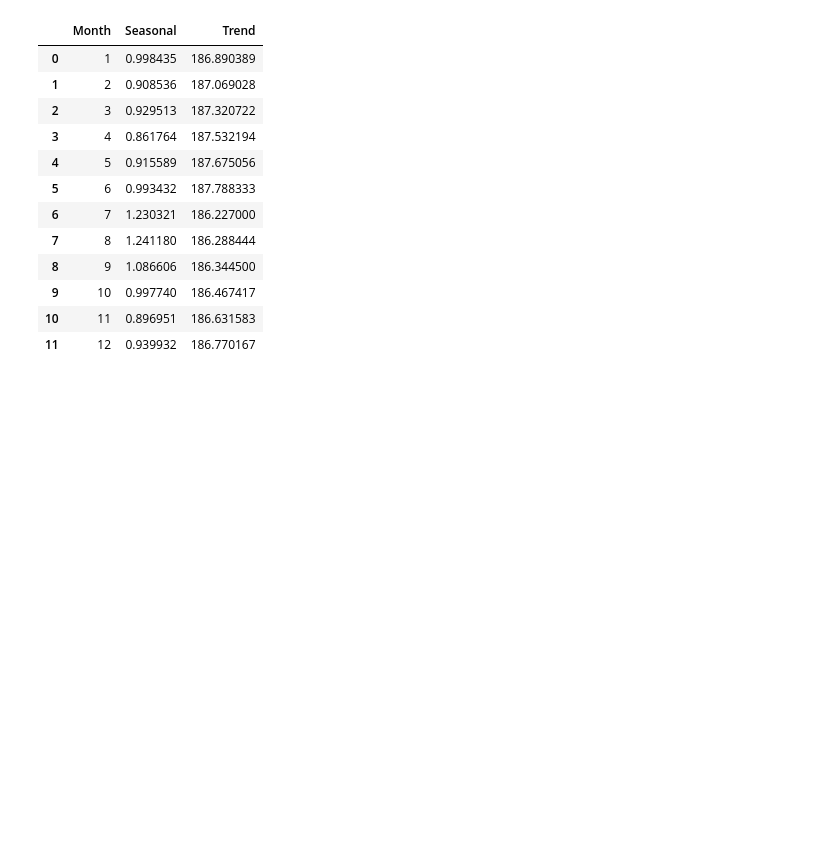
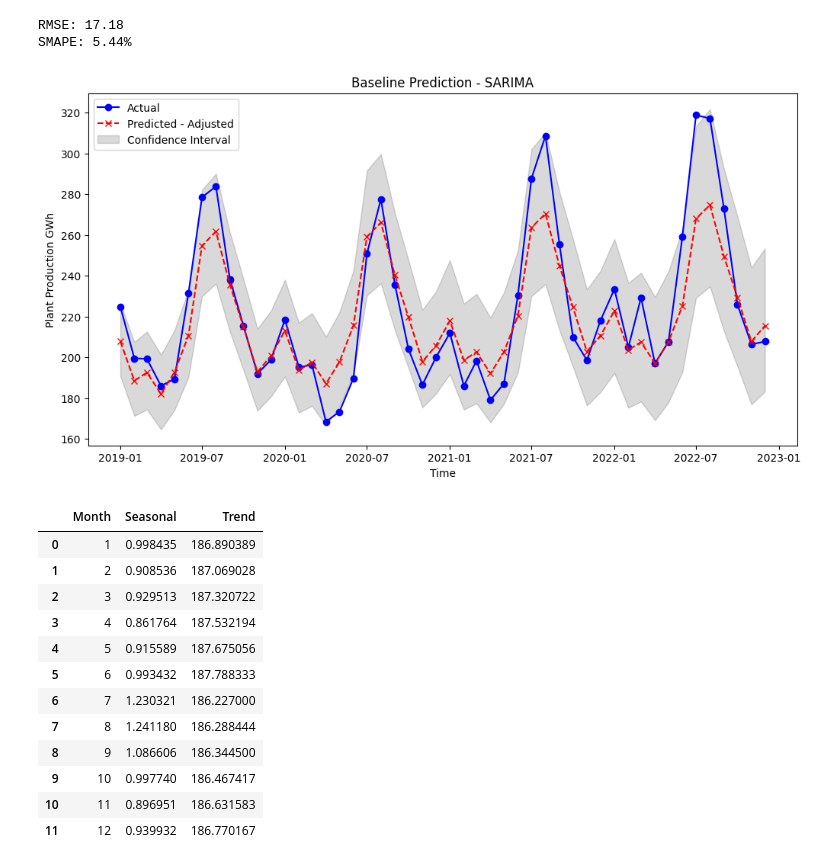
Before and after one commit to ATECO-malta/applied_ml_assignment, a Jupyter notebook: nn_model.ipynb, the cells around one changed output. Saved outputs shown, nothing was run; the diff lists cells and outputs as text; code cells hidden in the pictures; blank space fills up the shorter version.

```diff
--- a/nn_model.ipynb
+++ b/nn_model.ipynb
@@ -88 +177,36 @@ plt.show()
+# %%
+from sklearn.metrics import mean_squared_error
+from pmdarima.metrics import smape
+
+print(f"RMSE: {mean_squared_error(test_df[TARGET], fc, squared=False):0.02f}")
+print(f"SMAPE: {smape(test_df[TARGET], fc):0.02f}%")
+
+plt.figure(figsize=(12, 6))
+plt.plot(test_df[TARGET], label="Actual", color="blue", marker="o")
+plt.plot(
+    test_df[TARGET].index,
+    fc,
+    label="Predicted - Adjusted",
+    color="red",
+    linestyle="dashed",
+    marker="x",
+)
+plt.fill_between(
+    test_df.index,
+    co_int[:, 0],
+    co_int[:, 1],
+    color="k",
+    alpha=0.15,
+    label="Confidence Interval",
+)
+
+plt.xlabel("Time")
+plt.ylabel("Plant Production GWh")
+plt.title("Baseline Prediction - SARIMA")
+plt.legend()
+plt.show()
+# %% [output]
+RMSE: 17.18
+SMAPE: 5.44%
+[figure, added]
 # %%
```
Also changed, not shown: parts of 16 cells of this notebook, 3 other files.
